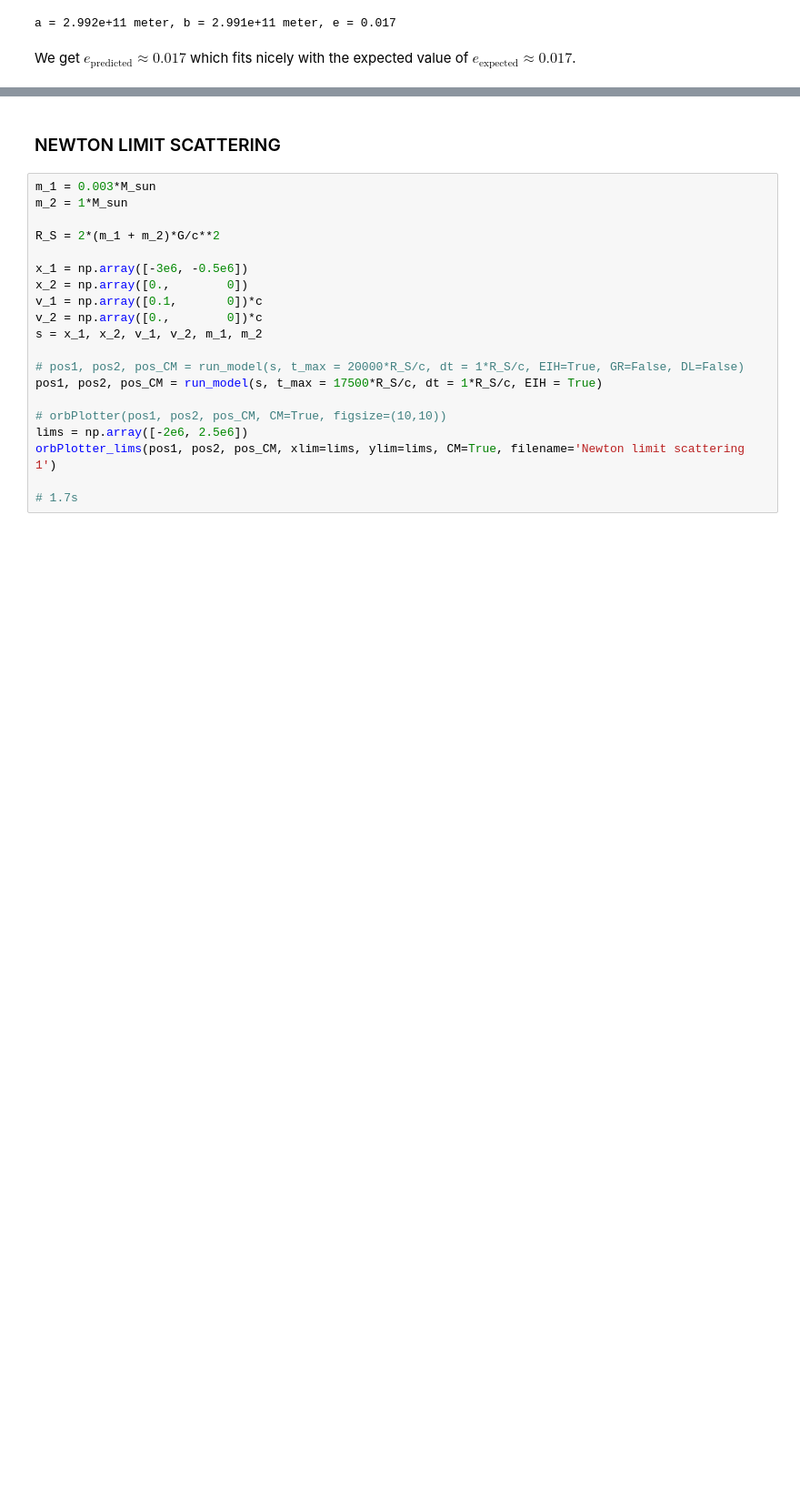
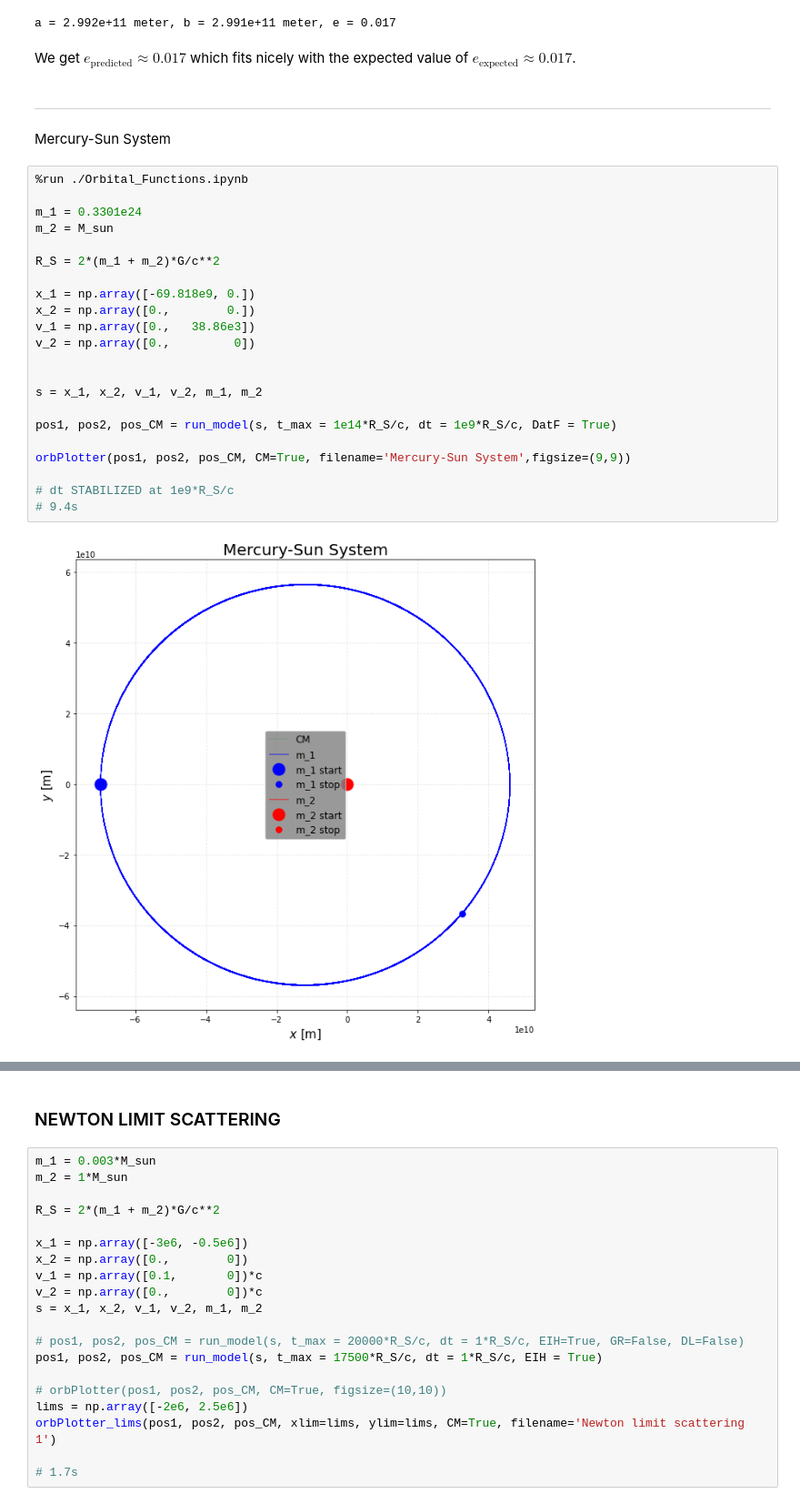
Before and after one commit to carlivas/Binary-Black-Hole-Orbitals, a Jupyter notebook: TWO BODY/(T) TWO BODY CASES.ipynb, the cells around one changed output, grey strips where cells are left out. Shown at 91% size. Saved outputs shown, nothing was run; the diff lists cells and outputs as text; blank space fills up the shorter version.

```diff
--- a/TWO BODY/(T) TWO BODY CASES.ipynb
+++ b/TWO BODY/(T) TWO BODY CASES.ipynb
@@ -79,4 +83,31 @@ print(f'a = {a:.3e} meter, b = {b:.3e} meter, e = {e:.3f}')
 a = 2.992e+11 meter, b = 2.991e+11 meter, e = 0.017
 # %% [markdown]
 We get $e_\mathrm{predicted} \approx 0.017$ which fits nicely with the expected value of $e_\mathrm{expected} \approx 0.017$.
+# %% [markdown]
+___
+Mercury-Sun System
+# %%
+%run ./Orbital_Functions.ipynb
+
+m_1 = 0.3301e24
+m_2 = M_sun
+
+R_S = 2*(m_1 + m_2)*G/c**2
+
+x_1 = np.array([-69.818e9, 0.])
+x_2 = np.array([0.,        0.])
+v_1 = np.array([0.,   38.86e3])
+v_2 = np.array([0.,         0])
+
+
+s = x_1, x_2, v_1, v_2, m_1, m_2
+
+pos1, pos2, pos_CM = run_model(s, t_max = 1e14*R_S/c, dt = 1e9*R_S/c, DatF = True)
+
+orbPlotter(pos1, pos2, pos_CM, CM=True, filename='Mercury-Sun System',figsize=(9,9))
+
+# dt STABILIZED at 1e9*R_S/c
+# 9.4s
+# %% [output]
+[figure, added]
 # %% [markdown]
```
Also changed, not shown: parts of 17 cells of this notebook, 1 other file.
